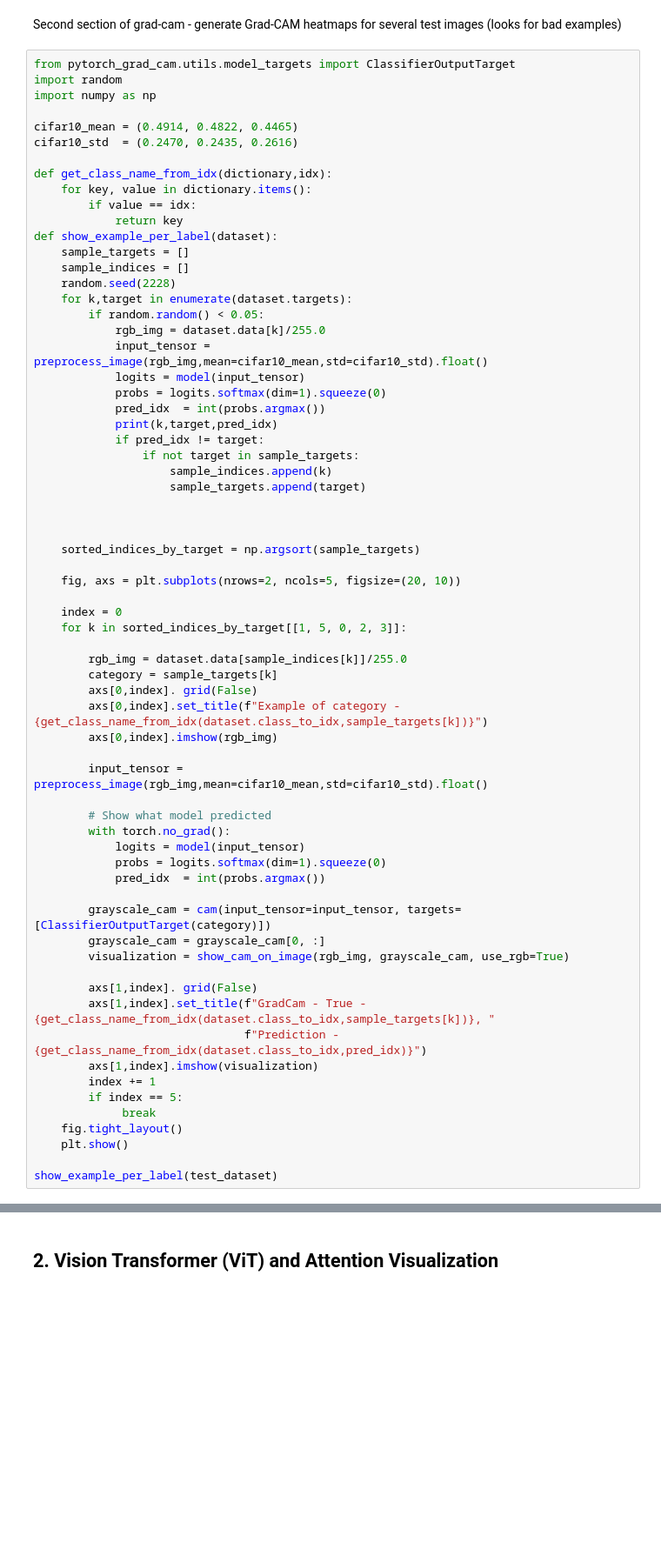
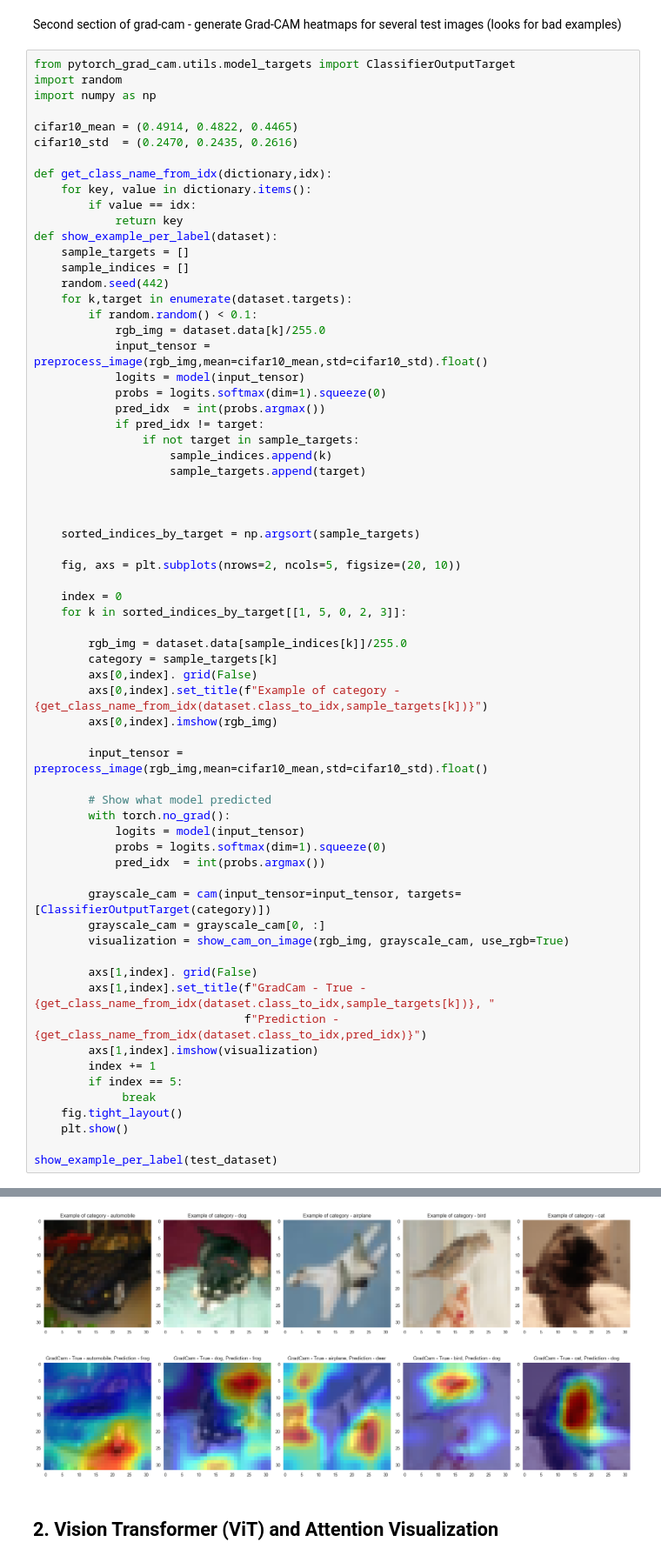
Before and after one commit to amirnadaBGU/deeplearning_hw3, a Jupyter notebook: Assignment3.ipynb, the cells around one changed output, grey strips where cells are left out. Shown at 87% size. Drawn from its saved outputs; the diff is of its cells as text; blank space fills up the shorter version.

```diff
--- a/Assignment3.ipynb
+++ b/Assignment3.ipynb
@@ -543,15 +588,14 @@ def get_class_name_from_idx(dictionary,idx):
 def show_example_per_label(dataset):
     sample_targets = []
     sample_indices = []
-    random.seed(2228)
+    random.seed(442)
     for k,target in enumerate(dataset.targets):
-        if random.random() < 0.05:
+        if random.random() < 0.1:
             rgb_img = dataset.data[k]/255.0
             input_tensor = preprocess_image(rgb_img,mean=cifar10_mean,std=cifar10_std).float()
             logits = model(input_tensor)
             probs = logits.softmax(dim=1).squeeze(0)
             pred_idx  = int(probs.argmax())
-            print(k,target,pred_idx)
             if pred_idx != target:
                 if not target in sample_targets:
                     sample_indices.append(k)
@@ -600,3 +643,4 @@ NameError: name 'test_dataset' is not defined
+[figure, added]
 # %% [markdown]
 ## 2. Vision Transformer (ViT) and Attention Visualization
 # %% [markdown]
```
Also changed, not shown: parts of 6 cells of this notebook.
